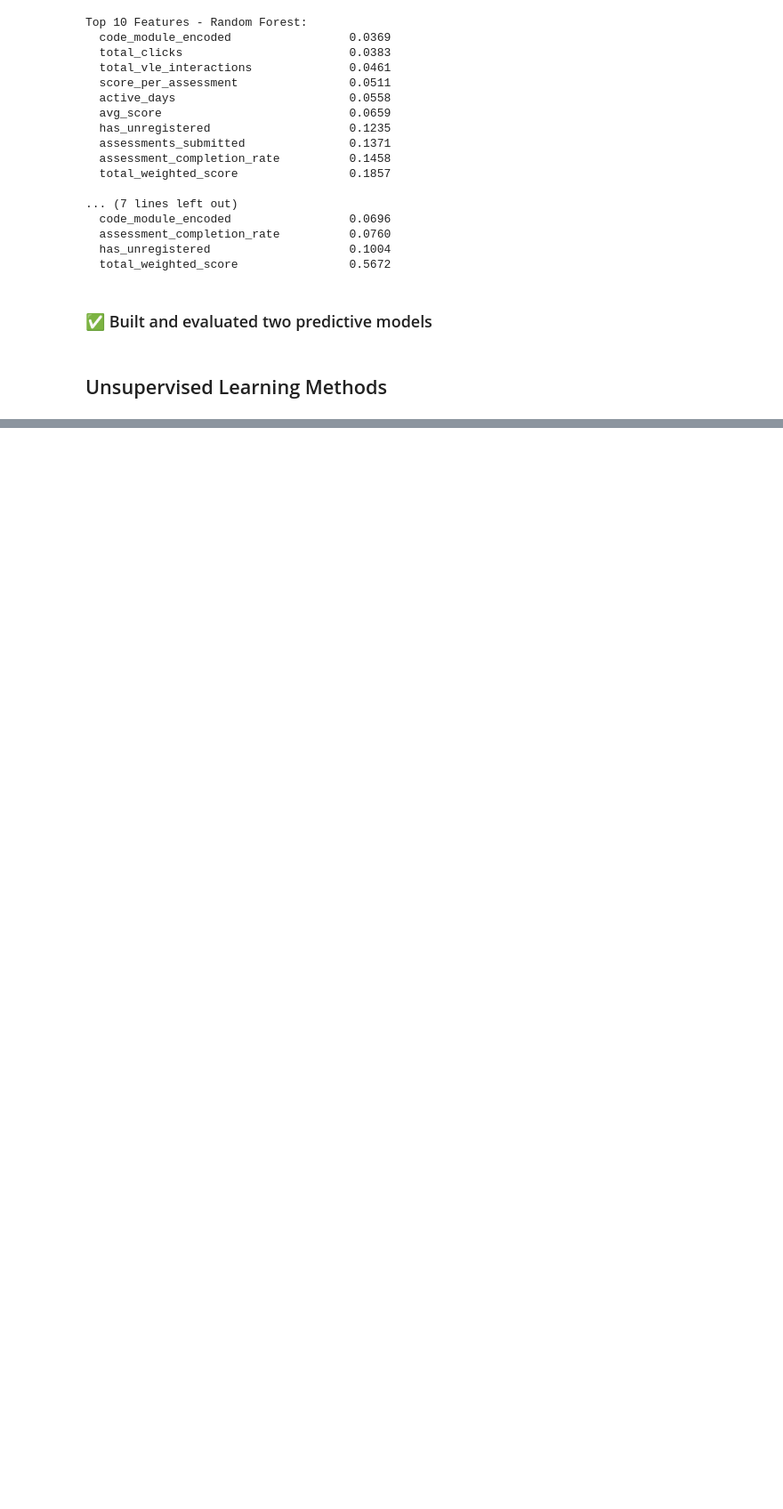
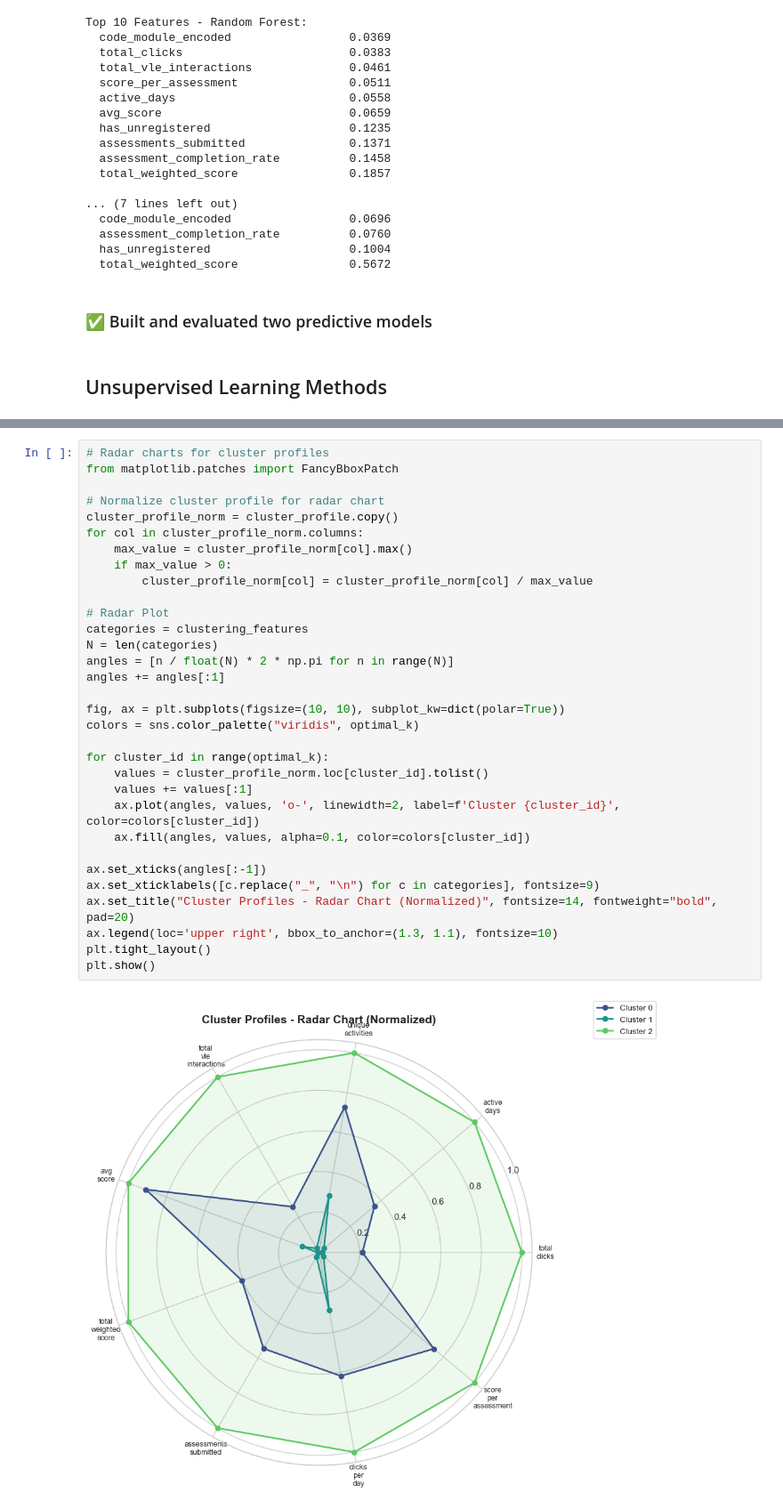
Before and after one commit to SDPcodes/student-performance-analytics, a Jupyter notebook: analytics_notebook.ipynb, the cells around one changed output, grey strips where cells are left out. Shown at 89% size. Cells and saved outputs as stored; diff of their text form; blank space fills up the shorter version.

```diff
--- a/analytics_notebook.ipynb
+++ b/analytics_notebook.ipynb
@@ -1005,0 +1134,34 @@ Top 10 Features - Random Forest:
+# %%
+# Radar charts for cluster profiles
+from matplotlib.patches import FancyBboxPatch
+
+# Normalize cluster profile for radar chart
+cluster_profile_norm = cluster_profile.copy()
+for col in cluster_profile_norm.columns:
+    max_value = cluster_profile_norm[col].max()
+    if max_value > 0:
+        cluster_profile_norm[col] = cluster_profile_norm[col] / max_value
+
+# Radar Plot
+categories = clustering_features
+N = len(categories)
+angles = [n / float(N) * 2 * np.pi for n in range(N)]
+angles += angles[:1]
+
+fig, ax = plt.subplots(figsize=(10, 10), subplot_kw=dict(polar=True))
+colors = sns.color_palette("viridis", optimal_k)
+
+for cluster_id in range(optimal_k):
+    values = cluster_profile_norm.loc[cluster_id].tolist()
+    values += values[:1]
+    ax.plot(angles, values, 'o-', linewidth=2, label=f'Cluster {cluster_id}', color=colors[cluster_id])
+    ax.fill(angles, values, alpha=0.1, color=colors[cluster_id])
+
+ax.set_xticks(angles[:-1])
+ax.set_xticklabels([c.replace("_", "\n") for c in categories], fontsize=9)
+ax.set_title("Cluster Profiles - Radar Chart (Normalized)", fontsize=14, fontweight="bold", pad=20)
+ax.legend(loc='upper right', bbox_to_anchor=(1.3, 1.1), fontsize=10)
+plt.tight_layout()
+plt.show()
+# %% [output]
+[figure, added]
```
Also changed, not shown: parts of 14 cells of this notebook.
